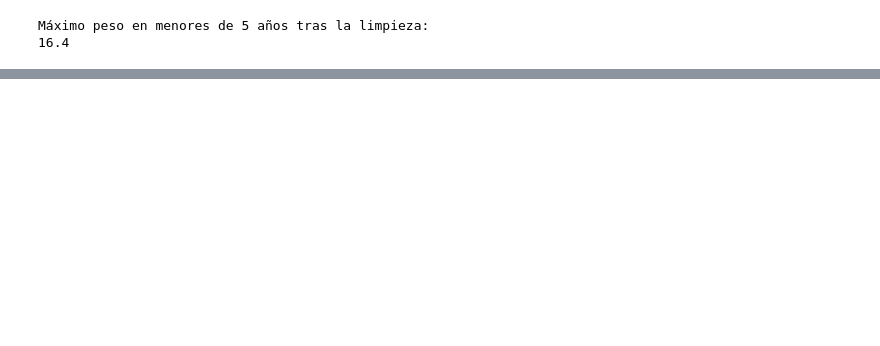
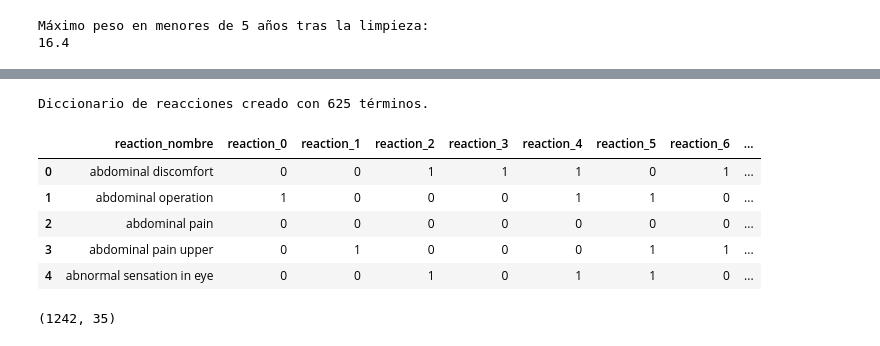
Before and after one commit to Ruhtenio/Mineria_Datos002D, a Jupyter notebook: Eventos_adversos_FDA.ipynb, the cells around one changed output, grey strips where cells are left out. Drawn from its saved outputs; the diff is of its cells as text; code cells hidden in the pictures; blank space fills up the shorter version.

```diff
--- a/Eventos_adversos_FDA.ipynb
+++ b/Eventos_adversos_FDA.ipynb
@@ -379,0 +478,25 @@ Máximo peso en menores de 5 años tras la limpieza:
+# %%
+# Filtramos las nuevas columnas binarias de reacción
+cols_rx_bin = [c for c in df2.columns if 'reaction_' in c and c != 'reaction_nombre']
+
+# Creamos el mapa de traducción
+diccionario_rx = df2[['reaction_nombre'] + cols_rx_bin].drop_duplicates()
+diccionario_rx = diccionario_rx.sort_values('reaction_nombre').reset_index(drop=True)
+
+# Guardamos el respaldo
+diccionario_rx.to_csv('diccionario_mapeo_reacciones.csv', index=False)
+
+print(f"Diccionario de reacciones creado con {len(diccionario_rx)} términos.")
+display(diccionario_rx.head(5))
+# %% [output]
+Diccionario de reacciones creado con 625 términos.
+|  | reaction_nombre | reaction_0 | reaction_1 | reaction_2 | reaction_3 | reaction_4 | reaction_5 | reaction_6 | ... |
+| 0 | abdominal discomfort | 0 | 0 | 1 | 1 | 1 | 0 | 1 | ... |
+| 1 | abdominal operation | 1 | 0 | 0 | 0 | 1 | 1 | 0 | ... |
+| 2 | abdominal pain | 0 | 0 | 0 | 0 | 0 | 0 | 0 | ... |
+| 3 | abdominal pain upper | 0 | 1 | 0 | 0 | 0 | 1 | 1 | ... |
+| 4 | abnormal sensation in eye | 0 | 0 | 1 | 0 | 1 | 1 | 0 | ... |
+# %%
+df2.shape
+# %% [output]
+(1242, 35)
```
Also changed, not shown: parts of 9 cells of this notebook, 2 other files.
